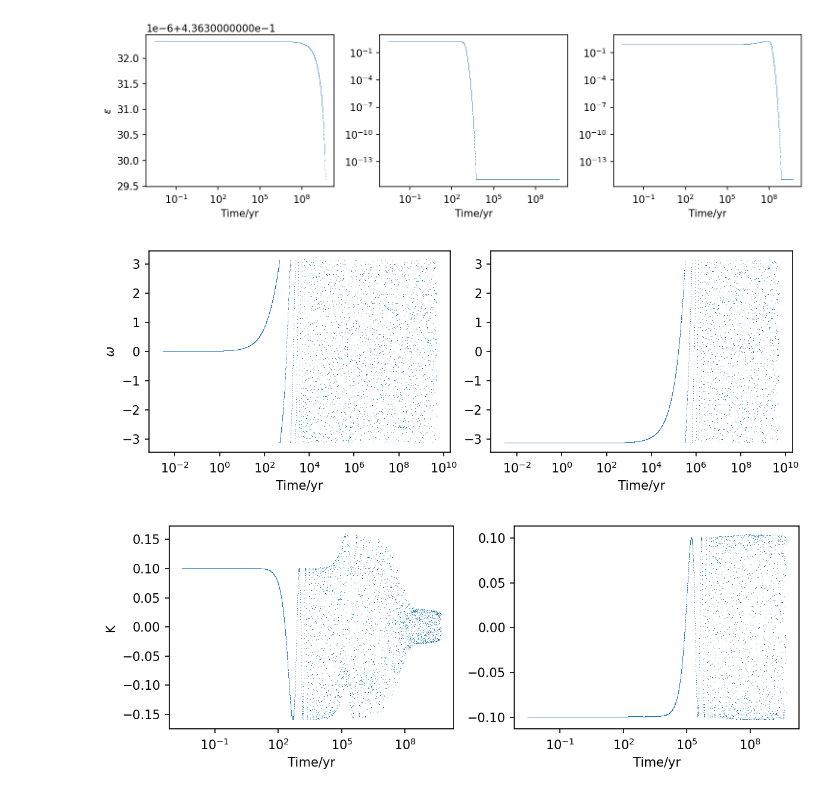
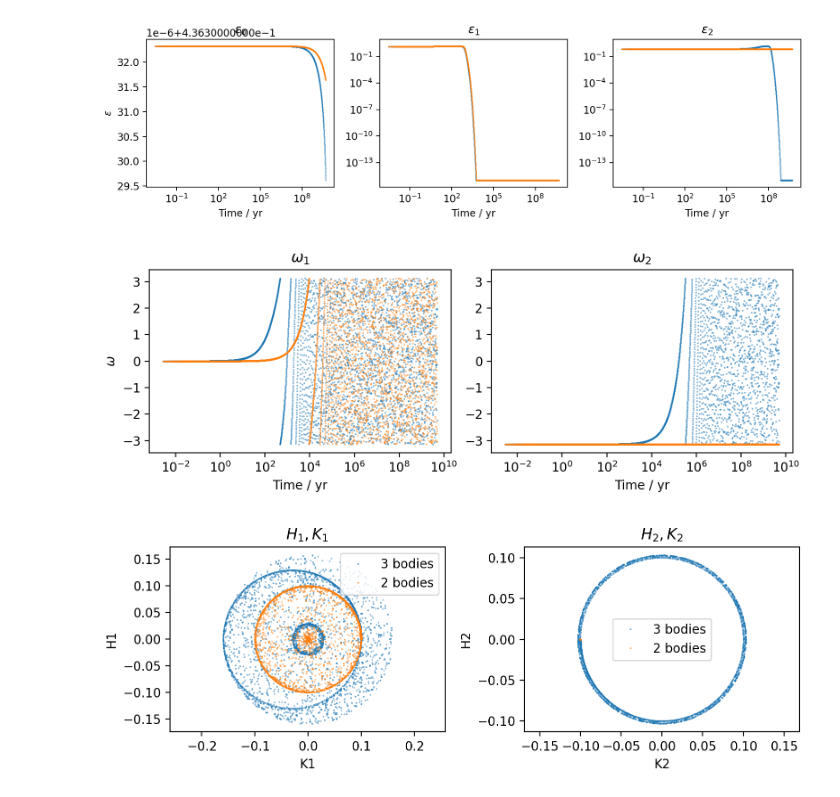
Before and after one commit to Gianuzzi/TidalEvolution, a Jupyter notebook: Plot_salida.ipynb, the cells around one changed output. Saved outputs shown, nothing was run; the diff lists cells and outputs as text; code cells hidden in the pictures.

Commit message:
2bodies integration. Moved outputs. Remade plots.

```diff
--- a/Plot_salida.ipynb
+++ b/Plot_salida.ipynb
@@ -21,4 +7,17 @@ Shape: (4975, 17)
 # %%
+name = "Salidas/Salida.txt"
+
+try:
+    data = np.genfromtxt(name)
+except ValueError as err:
+    try:
+        data = np.genfromtxt(name, skip_footer=1)
+        print("Still writing...")
+    except:
+        raise ValueError (err)
+print("Shape:", data.shape)
+N = data.shape[0]
+
 df = pd.DataFrame(data)
 df = df.rename(columns=dict(
     zip(df.columns,
@@ -117,51 +209,68 @@ plt.show()
 # %%
-plt.figure(dpi=150, figsize=(10,3))
+plt.figure(dpi=200, figsize=(10,3))
 plt.subplot(1,3,1)
-plt.plot(df.t, df.o0, ',')
-plt.xlabel("Time/yr")
+plt.title("$\epsilon_0$")
+plt.plot(df.t, df.o0, '.', ms=0.5, label="3 bodies")
+plt.plot(df2.t, df2.o0, '.', ms=0.5, label="2 bodies")
+plt.xlabel("Time / yr")
 plt.ylabel("$\epsilon$")
 plt.semilogx()
 plt.subplot(1,3,2)
-plt.plot(df.t, df.o1, ',')
-plt.xlabel("Time/yr")
+plt.title("$\epsilon_1$")
+plt.plot(df.t, df.o1, '.', ms=0.5, label="3 bodies")
+plt.plot(df2.t, df2.o1, '.', ms=0.5, label="2 bodies")
+plt.xlabel("Time / yr")
 plt.semilogx()
 plt.semilogy()
 plt.subplot(1,3,3)
-plt.plot(df.t, df.o2, ',')
-plt.xlabel("Time/yr")
+plt.title("$\epsilon_2$")
+plt.plot(df.t, df.o2, '.', ms=0.5, label="3 bodies")
+plt.plot(df2.t, df2.o2, '.', ms=0.5, label="2 bodies")
+plt.xlabel("Time / yr")
 plt.semilogx()
 plt.semilogy()
 plt.tight_layout()
 plt.show()
 # %% [output]
-[figure, old version]
+[figure, new version]
 # %%
-plt.figure(dpi=150, figsize=(8,3))
+plt.figure(dpi=200, figsize=(8,3))
 plt.subplot(1,2,1)
-plt.plot(df.t, df.w1, ',')
-plt.xlabel("Time/yr")
+plt.title("$\omega_1$")
+plt.plot(df.t, df.w1, '.', ms=0.5, label="3 bodies")
+plt.plot(df2.t, df2.w1, '.', ms=0.5, label="2 bodies")
+plt.xlabel("Time / yr")
 plt.ylabel("$\omega$")
 plt.semilogx()
 plt.subplot(1,2,2)
-plt.plot(df.t, df.w2, ',')
-plt.xlabel("Time/yr")
+plt.title("$\omega_2$")
+plt.plot(df.t, df.w2, '.', ms=0.5, label="3 bodies")
+plt.plot(df2.t, df2.w2, '.', ms=0.5, label="2 bodies")
+plt.xlabel("Time / yr")
 plt.semilogx()
 plt.tight_layout()
 plt.show()
 # %% [output]
-[figure, old version]
+[figure, new version]
 # %%
-plt.figure(dpi=150, figsize=(8,3))
+plt.figure(dpi=200, figsize=(8,3))
 plt.subplot(1,2,1)
-plt.plot(df.t, df.K1, ',')
-plt.semilogx()
-plt.xlabel("Time/yr")
-plt.ylabel("K")
+plt.title("$H_1,K_1$")
+plt.plot(df.K1, df.H1, '.', ms=0.5, label="3 bodies")
+plt.plot(df2.K1, df2.H1, '.', ms=0.5, label="2 bodies")
+plt.xlabel("K1")
+plt.ylabel("H1")
+plt.axis("equal")
+plt.legend()
 plt.subplot(1,2,2)
-plt.plot(df.t, df.K2, ',')
-plt.semilogx()
-plt.xlabel("Time/yr")
+plt.title("$H_2,K_2$")
+plt.plot(df.K2, df.H2, '.', ms=0.5, label="3 bodies")
+plt.plot(df2.K2, df2.H2, '.', ms=0.5, label="2 bodies")
+plt.xlabel("K2")
+plt.ylabel("H2")
+plt.axis("equal")
+plt.legend()
 plt.tight_layout()
 plt.show()
 # %% [output]
-[figure, old version]
+[figure, new version]
```
Also changed, not shown: parts of 12 cells of this notebook, 5 other files.
